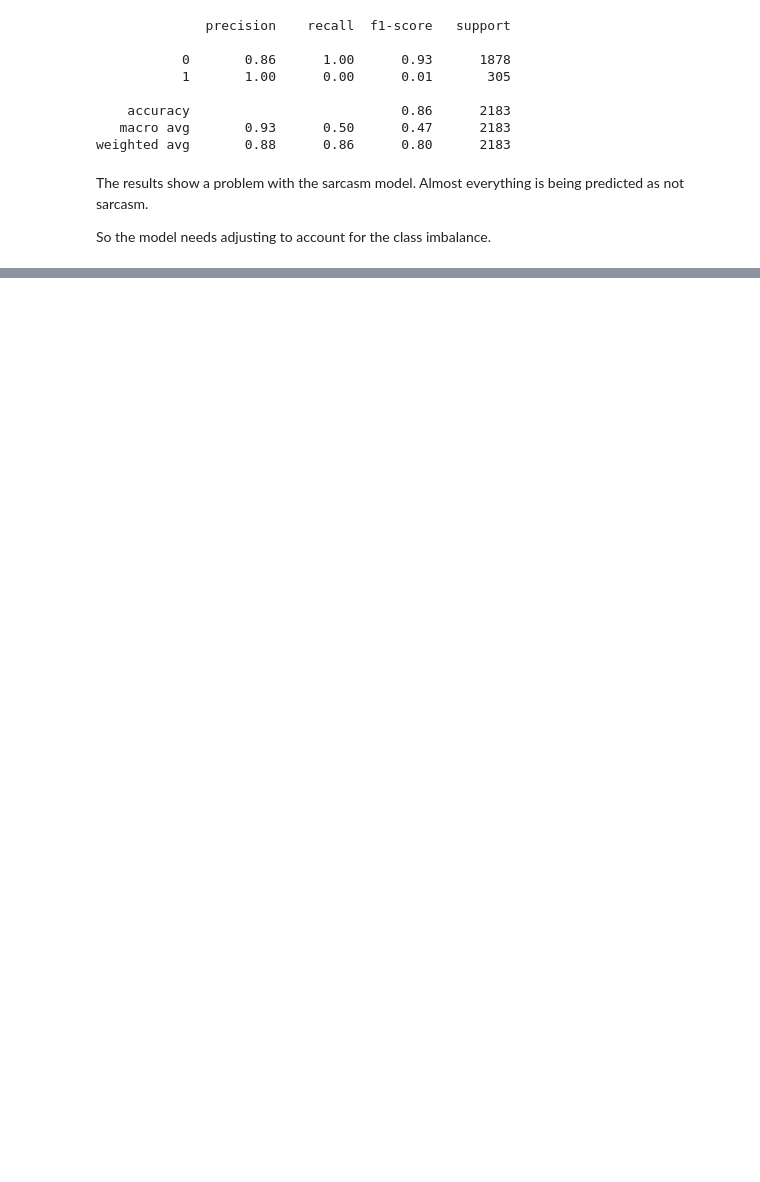
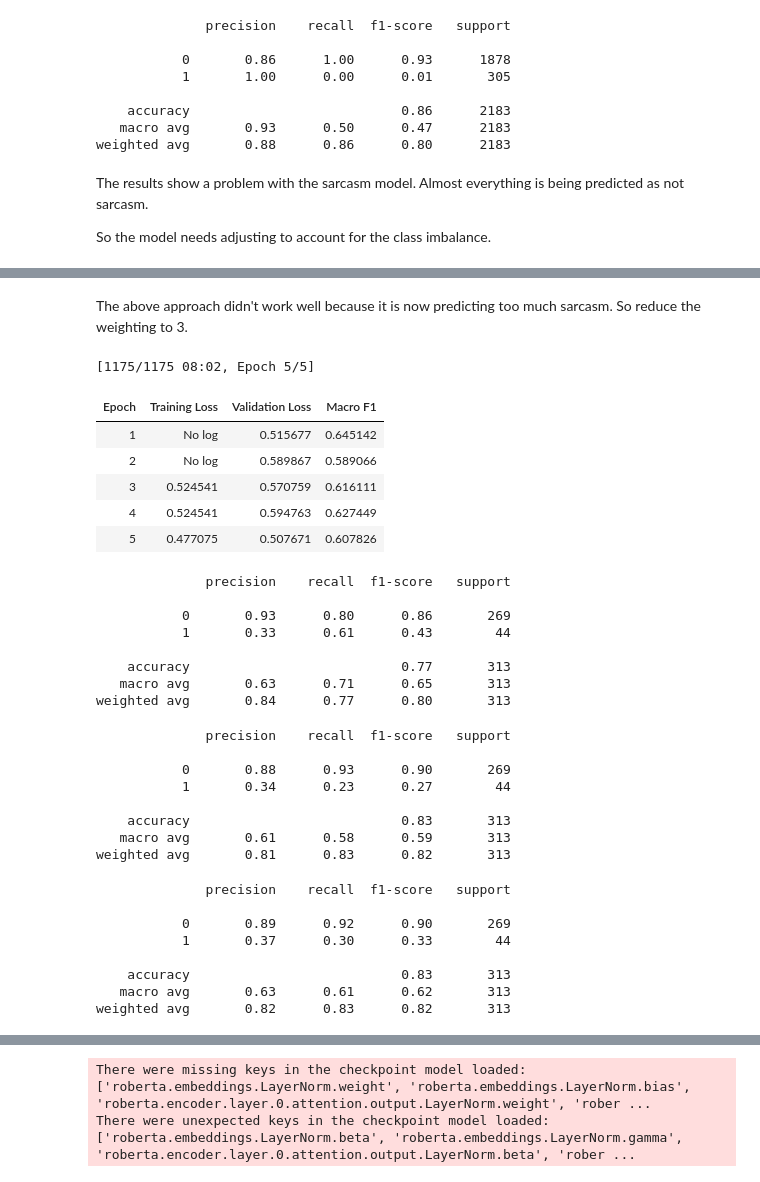
Before and after one commit to berkinksk/cross-dialect-sarcasm-detection, a Jupyter notebook: NLP_Baseline_SVM_and_RoBERTa.ipynb, the cells around one changed output, grey strips where cells are left out. Saved outputs shown, nothing was run; the diff lists cells and outputs as text; code cells hidden in the pictures; blank space fills up the shorter version.

Commit message:
Update NLP_Baseline_SVM_and_RoBERTa.ipynb
Weighted sarcasm with a lower learning rate

```diff
--- a/NLP_Baseline_SVM_and_RoBERTa.ipynb
+++ b/NLP_Baseline_SVM_and_RoBERTa.ipynb
@@ -468,0 +543,78 @@ So the model needs adjusting to account for the class imbalance.
+# %% [markdown]
+The above approach didn't work well because it is now predicting too much sarcasm. So reduce the weighting to 3.
+# %%
+from torch import nn
+import torch
+
+class WeightedTrainer(Trainer):
+    # override the Trainer compute_loss
+    def compute_loss(self, model, inputs, return_outputs=False, **kwargs):
+        # model expects only the text inputs, so remove labels
+        labels = inputs.pop("labels")
+        # pass the text inputs through the model and get the logits outputs
+        outputs = model(**inputs)
+        logits = outputs.logits
+
+        sarcasm_ratio = 3
+        # create a weight tensor with two values, 1.0 for class 0 (not sarcasm) and the sarcasm_ratio for class 1
+        weight = torch.tensor([1.0, sarcasm_ratio]).to(logits.device)
+        loss_fn = nn.CrossEntropyLoss(weight=weight)
+        # calculate the loss by comparing the model predictions against the actual labels
+        loss = loss_fn(logits, labels)
+        return (loss, outputs) if return_outputs else loss
+
+# reduce the learning rate from the default 5e-5 to 1e-5
+training_args_sarcasm = TrainingArguments(
+    output_dir='./results_sarcasm',
+    num_train_epochs=5,
+    per_device_train_batch_size=16,
+    per_device_eval_batch_size=32,
+    learning_rate=1e-5,
+    eval_strategy='epoch',
+    save_strategy='epoch',
+    load_best_model_at_end=True,
+    metric_for_best_model='macro_f1',
+)
+
+trainer_sarcasm = WeightedTrainer(
+    model=sarcasm_model,
+    args=training_args_sarcasm,
+    train_dataset=train_sarcasm,
+    eval_dataset=val_sarcasm,
+    compute_metrics=compute_metrics,
+)
+
+trainer_sarcasm.train()
+predictions_sarcasm = trainer_sarcasm.predict(test_sarcasm)
+# %% [output]
+[1175/1175 08:02, Epoch 5/5]
+| Epoch | Training Loss | Validation Loss | Macro F1 |
+| 1 | No log | 0.515677 | 0.645142 |
+| 2 | No log | 0.589867 | 0.589066 |
+| 3 | 0.524541 | 0.570759 | 0.616111 |
+| 4 | 0.524541 | 0.594763 | 0.627449 |
+| 5 | 0.477075 | 0.507671 | 0.607826 |
+              precision    recall  f1-score   support
+
+           0       0.93      0.80      0.86       269
+           1       0.33      0.61      0.43        44
+
+    accuracy                           0.77       313
+   macro avg       0.63      0.71      0.65       313
+weighted avg       0.84      0.77      0.80       313
+              precision    recall  f1-score   support
+
+           0       0.88      0.93      0.90       269
+           1       0.34      0.23      0.27        44
+
+    accuracy                           0.83       313
+   macro avg       0.61      0.58      0.59       313
+weighted avg       0.81      0.83      0.82       313
+              precision    recall  f1-score   support
+
+           0       0.89      0.92      0.90       269
+           1       0.37      0.30      0.33        44
+
+    accuracy                           0.83       313
+   macro avg       0.63      0.61      0.62       313
+weighted avg       0.82      0.83      0.82       313
@@ -468,0 +637,2 @@ So the model needs adjusting to account for the class imbalance.
+There were missing keys in the checkpoint model loaded: ['roberta.embeddings.LayerNorm.weight', 'roberta.embeddings.LayerNorm.bias', 'roberta.encoder.layer.0.attention.output.LayerNorm.weight', 'rober ...
+There were unexpected keys in the checkpoint model loaded: ['roberta.embeddings.LayerNorm.beta', 'roberta.embeddings.LayerNorm.gamma', 'roberta.encoder.layer.0.attention.output.LayerNorm.beta', 'rober ...
```
Also changed, not shown: parts of 5 cells of this notebook.
